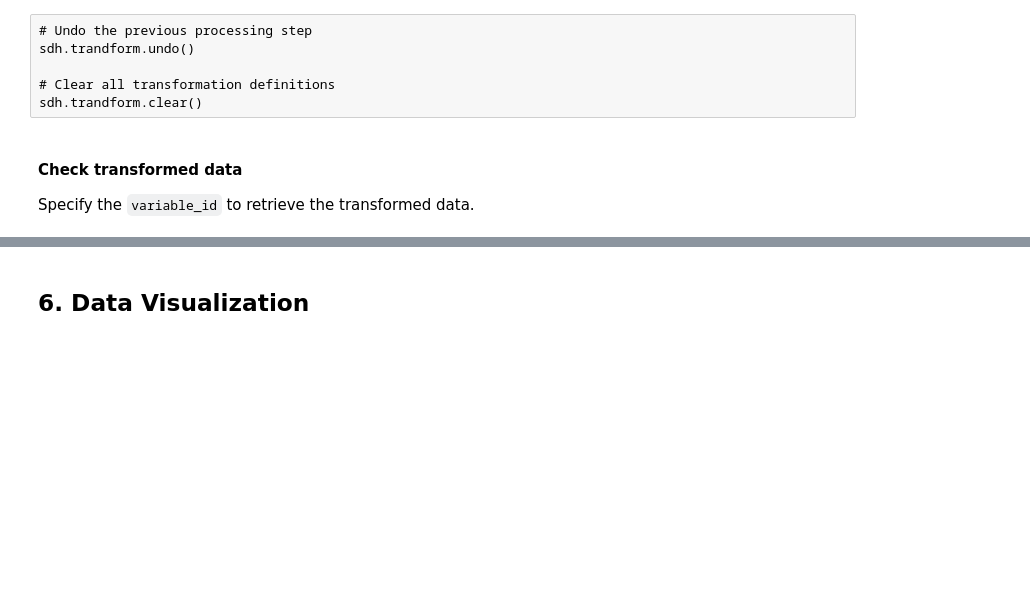
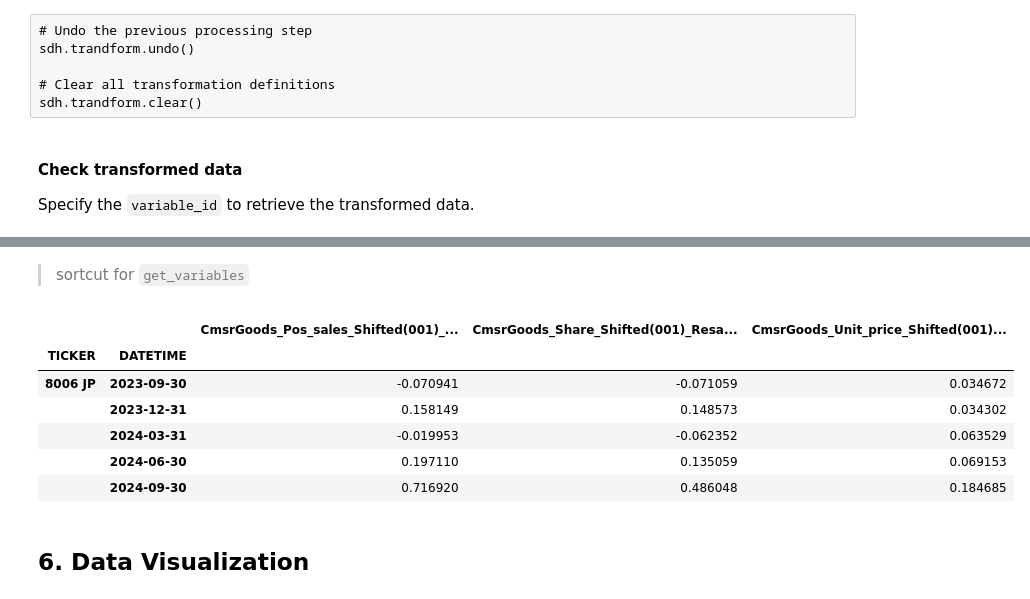
Before and after one commit to aiqindex/sample_notebooks, a Jupyter notebook: components/data_handler.ipynb, the cells around one changed output, grey strips where cells are left out. Drawn from its saved outputs; the diff is of its cells as text; code cells hidden in the pictures; blank space fills up the shorter version.

```diff
--- a/components/data_handler.ipynb
+++ b/components/data_handler.ipynb
@@ -429,3 +429,15 @@ display(sdh.get_variables(alt_W_shift_1_ids).tail())
+# %% [markdown]
+> sortcut for `get_variables`
+# %%
+sdh.gd(alt_W_shift_1_ids).tail()
+# %% [output]
+|  |  | CmsrGoods_Pos_sales_Shifted(001)_... | CmsrGoods_Share_Shifted(001)_Resa... | CmsrGoods_Unit_price_Shifted(001)... |
+| TICKER | DATETIME |  |  |  |
+| 8006 JP | 2023-09-30 | -0.070941 | -0.071059 | 0.034672 |
+|  | 2023-12-31 | 0.158149 | 0.148573 | 0.034302 |
+|  | 2024-03-31 | -0.019953 | -0.062352 | 0.063529 |
+|  | 2024-06-30 | 0.197110 | 0.135059 | 0.069153 |
+|  | 2024-09-30 | 0.716920 | 0.486048 | 0.184685 |
 # %% [markdown]
 ## 6. Data Visualization
 # %% [markdown]
```
Also changed, not shown: parts of 21 cells of this notebook, 3 other files.
